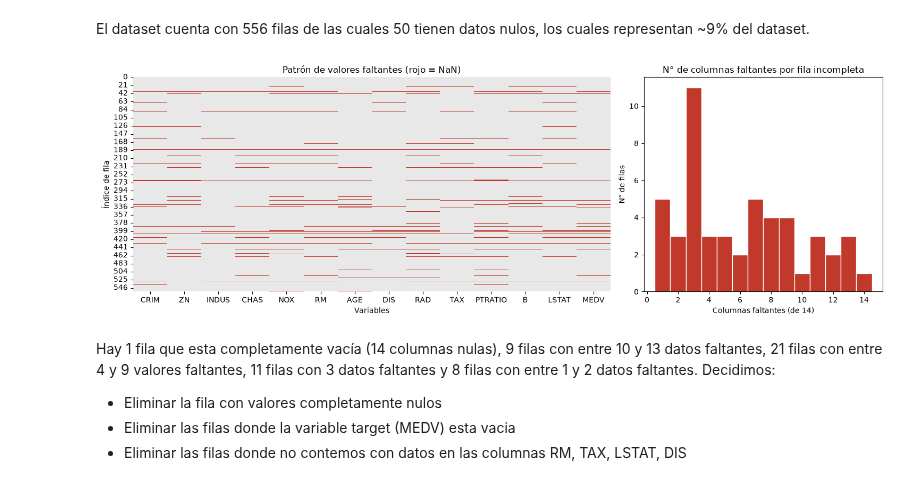
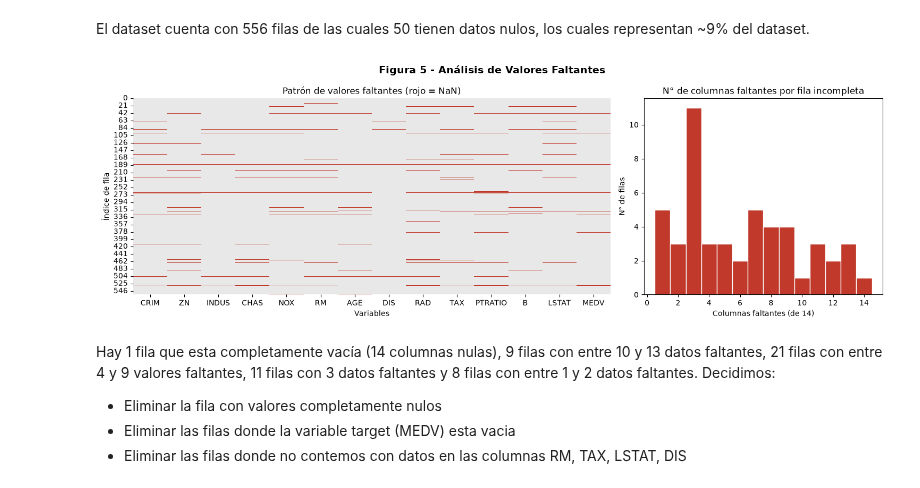
Before and after one commit to Guillerminav/TP_AA1_Arias_Bousono_Casariego, a Jupyter notebook: TP-regresion-AA1.ipynb, the cells around one changed output. Drawn from its saved outputs; the diff is of its cells as text; code cells hidden in the pictures.

```diff
--- a/TP-regresion-AA1.ipynb
+++ b/TP-regresion-AA1.ipynb
@@ -268,25 +278,26 @@ El dataset cuenta con 556 filas de las cuales 50 tienen datos nulos, los cuales
 # %%
 mask_na = df.isna()
 filas_con_na = mask_na.any(axis=1)
 
 faltantes_por_fila = mask_na.sum(axis=1)
 
 fig, ax = plt.subplots(1, 2, figsize=(15, 5), gridspec_kw={'width_ratios': [2, 1]})
 
 # Izquierda: mapa de la tabla completa. Cada franja roja horizontal es una fila incompleta.
 sns.heatmap(mask_na, cbar=False, cmap=['#e8e8e8', '#c0392b'], ax=ax[0])
 ax[0].set_title('Patrón de valores faltantes (rojo = NaN)')
 ax[0].set_xlabel('Variables'); ax[0].set_ylabel('Índice de fila')
 
 # Derecha: cuántas columnas le faltan a cada fila incompleta
 ax[1].hist(faltantes_por_fila[filas_con_na], bins=np.arange(0.5, 15.5, 1),
            color='#c0392b', edgecolor='white')
 ax[1].set_title('N° de columnas faltantes por fila incompleta')
 ax[1].set_xlabel('Columnas faltantes (de 14)'); ax[1].set_ylabel('N° de filas')
 
+plt.suptitle('Figura 5 - Análisis de Valores Faltantes', fontweight='bold', fontsize=14)
 plt.tight_layout(); plt.show()
 # %% [output]
-[figure, old version]
+[figure, new version]
 # %% [markdown]
 Hay 1 fila que esta completamente vacía (14 columnas nulas), 9 filas con entre 10 y 13 datos faltantes, 21 filas con entre 4 y 9 valores faltantes, 11 filas con 3 datos faltantes y 8 filas con entre 1 y 2 datos faltantes.
 Decidimos:
```
Also changed, not shown: parts of 10 cells of this notebook.
